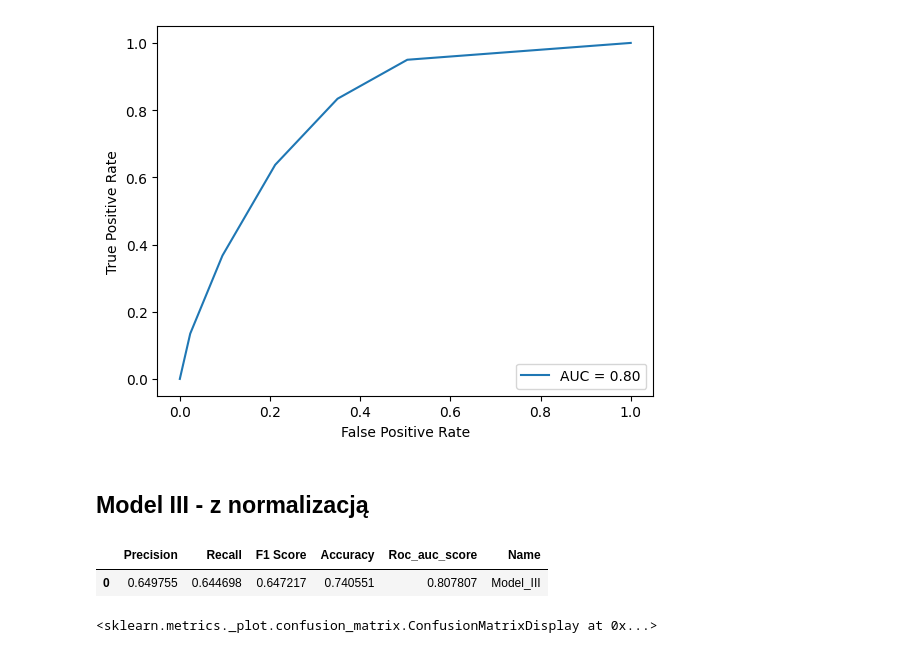
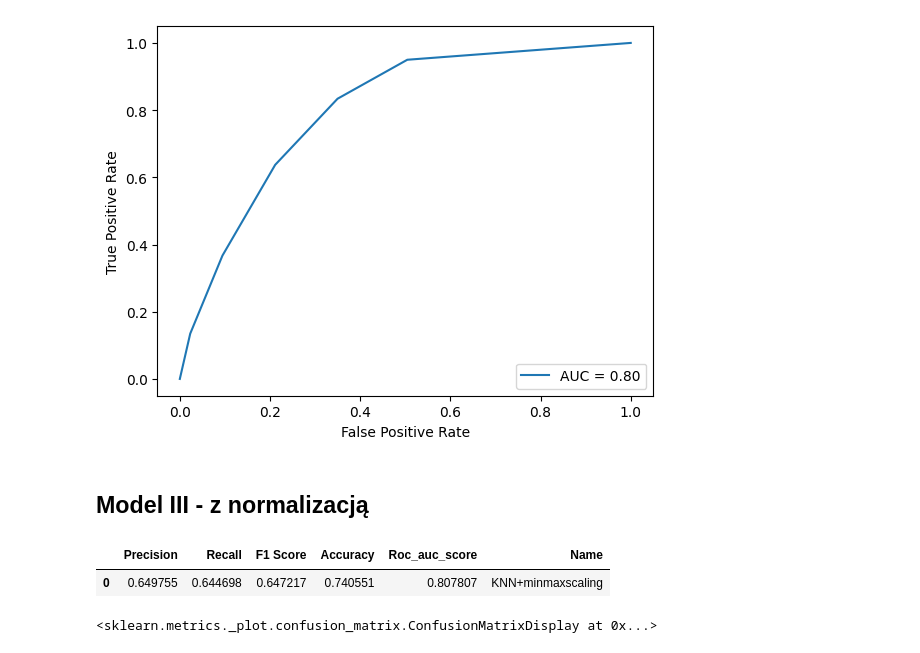
Before and after one commit to rzajac39/SAD_project2, a Jupyter notebook: notebooks/KNN.ipynb, the cells around one changed output. Saved outputs shown, nothing was run; the diff lists cells and outputs as text; code cells hidden in the pictures.

```diff
--- a/notebooks/KNN.ipynb
+++ b/notebooks/KNN.ipynb
@@ -119,12 +119,12 @@ X_train, X_test, y_train, y_test = train_test_split(X, y, test_size=.2, random_s
 # %%
 knn_III = KNeighborsClassifier(n_jobs=-1)
 knn_III.fit(X_train, y_train)
 model_III = generate_raport(knn_III, X_train, X_test, y_train, y_test, True)
-model_III["Name"]= "Model_III"
+model_III["Name"]= "KNN+minmaxscaling"
 model_III
 # %% [output]
 |  | Precision | Recall | F1 Score | Accuracy | Roc_auc_score | Name |
-| 0 | 0.649755 | 0.644698 | 0.647217 | 0.740551 | 0.807807 | Model_III |
+| 0 | 0.649755 | 0.644698 | 0.647217 | 0.740551 | 0.807807 | KNN+minmaxscaling |
 # %%
 plot_confusion_matrix(knn_III, X_test, y_test)
 # %% [output]
```
Also changed, not shown: parts of 7 cells of this notebook, 2 other files.
